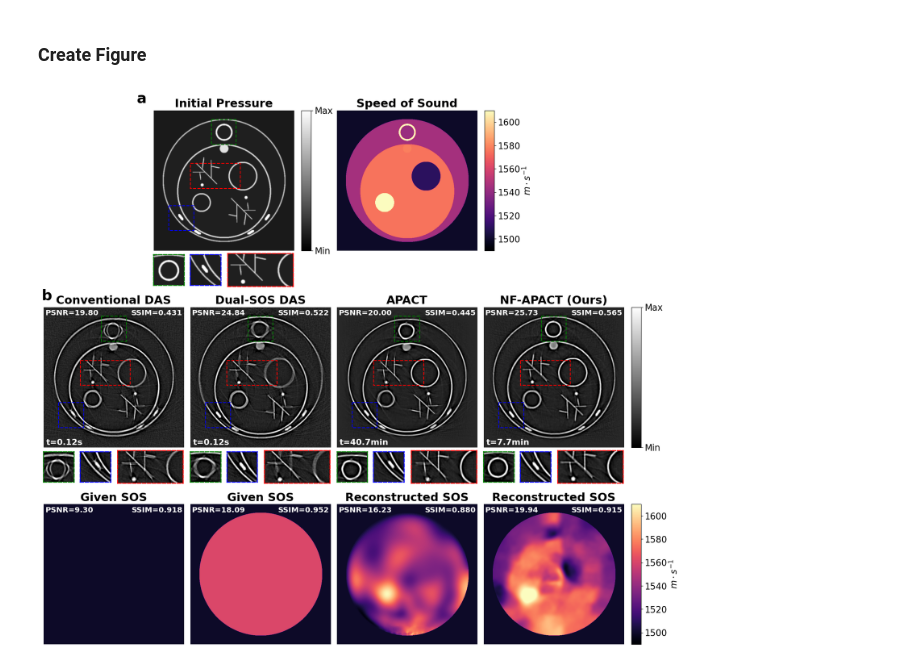
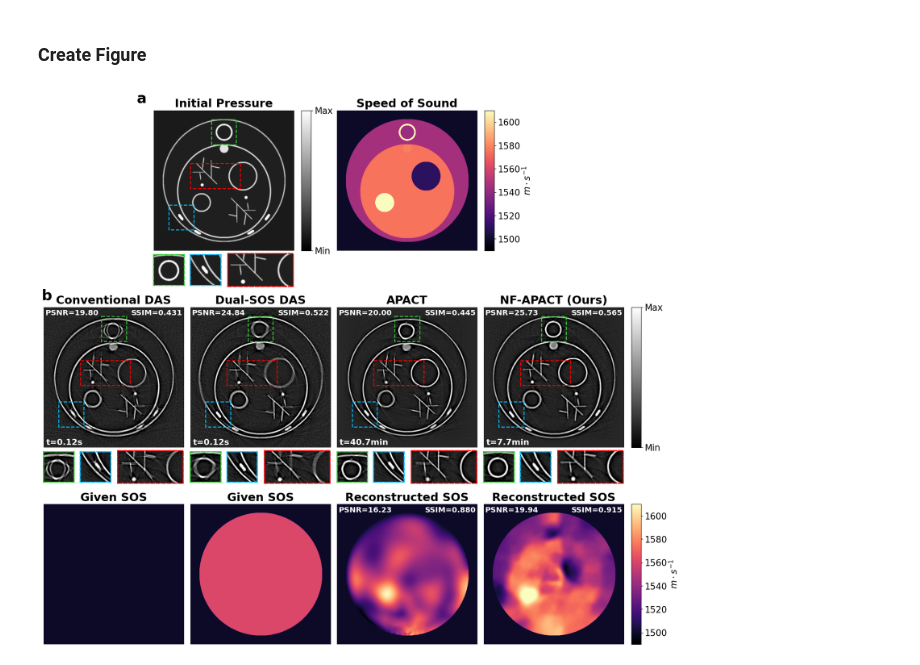
Before and after one commit to Lukeli0425/Coord-SoS-PACT, a Jupyter notebook: figures/figure_simulation.ipynb, the cells around one changed output. Saved outputs shown, nothing was run; the diff lists cells and outputs as text; code cells hidden in the pictures.

```diff
--- a/figures/figure_simulation.ipynb
+++ b/figures/figure_simulation.ipynb
@@ -43,7 +43,7 @@ data_range_SOS = SOS_gt.max() - SOS_gt.min()
 # %% [markdown]
 ### Create Figure
 # %%
-patches = [(36, 230, 100, 100, 'green'), (380, 60, 100, 100,'blue'), (212, 146, 100, 200, 'red')]
+patches = [(36, 230, 100, 100, 'limegreen'), (377, 60, 100, 100,'deepskyblue'), (212, 146, 100, 200, 'red')]
 
 fig = plt.figure(figsize=(20, 18.5))
 gs = GridSpec(30, 16)
@@ -60,7 +60,7 @@ cb = plt.colorbar(cax=cax, norm=norm)
 cb.set_ticks([5, -1])
 cb.set_ticklabels(['Max', 'Min'], fontsize=17)
 for k, (x, y, h, w, color) in enumerate(patches):
-        rect = plt.Rectangle((y, x), w, h, fill=False, edgecolor=color, linewidth=1.6, linestyle='--')
+        rect = plt.Rectangle((y, x), w, h, fill=False, edgecolor=color, linewidth=1.8, linestyle='--')
         ax.add_patch(rect)
         ax2 = plt.subplot(gs[8:10,3+k:3+k+1+(k==2)])
         plt.imshow(IP_gt[x:x+h, y:y+w], cmap='gray', norm=norm)
@@ -68,7 +68,7 @@ for k, (x, y, h, w, color) in enumerate(patches):
         plt.yticks([])
         for loc in ['bottom', 'top', 'left', 'right']:
             ax2.spines[loc].set_color(color)
-            ax2.spines[loc].set_linewidth(1.8)
+            ax2.spines[loc].set_linewidth(2)
             ax2.spines[loc].set_linestyle('--')
 
 ax = plt.subplot(gs[0:8,8:12])
@@ -99,34 +99,34 @@ for idx, (img, method, time, SOS, SOS_title) in enumerate(zip([IP_das, IP_dual_d
         cax = fig.add_axes([ax.get_position().x1+0.01, ax.get_position().y0, 0.013, ax.get_position().height])
         cb = plt.colorbar(cax=cax, norm=norm)
         cb.set_ticks([5, -1])
         cb.set_ticklabels(['Max', 'Min'], fontsize=17)
 
     for k, (x, y, h, w, color) in enumerate(patches):
-        rect = plt.Rectangle((y, x), w, h, fill=False, edgecolor=color, linewidth=1.6, linestyle='--')
+        rect = plt.Rectangle((y, x), w, h, fill=False, edgecolor=color, linewidth=1.8, linestyle='--')
         ax.add_patch(rect)
         ax2 = plt.subplot(gs[19:21,idx*4+k:idx*4+k+1+(k==2)])
         plt.imshow(img[x:x+h, y:y+w], cmap='gray', norm=norm)
         plt.xticks([])
         plt.yticks([])
         for loc in ['bottom', 'top', 'left', 'right']:
             ax2.spines[loc].set_color(color)
-            ax2.spines[loc].set_linewidth(1.8)
+            ax2.spines[loc].set_linewidth(2)
             ax2.spines[loc].set_linestyle('--')
 
     ax = plt.subplot(gs[22:30,idx*4:(idx+1)*4])
     plt.axis('off')
     plt.title(SOS_title, fontsize=22, fontweight='semibold')
     plt.imshow(SOS, cmap='magma', norm=norm_SOS)
-    if idx >= 0:
+    if idx >= 2:
         plt.title('PSNR={:.2f}'.format(psnr(SOS, SOS_gt, data_range=data_range_SOS)), loc='left', x=0.01, y=0.92, fontsize=14.5, fontweight='semibold', color='white')
         plt.title('SSIM={:.3f}'.format(ssim(SOS, SOS_gt, data_range=data_range_SOS)), loc='right', x=0.99, y=0.92, fontsize=14.5, fontweight='semibold', color='white')
     if idx == 3:
         cax = fig.add_axes([ax.get_position().x1+0.01, ax.get_position().y0, 0.013, ax.get_position().height])
         cb = plt.colorbar(cax=cax, norm=norm_SOS)
         cb.set_ticks([1500, 1520, 1540, 1560, 1580, 1600])
         cb.set_ticklabels(['1500', '1520', '1540', '1560', '1580', '1600'], fontsize=17)
         cb.set_label('$m \cdot s^{-1}$', fontsize=17)
 
 plt.savefig('figure_simulation.png', bbox_inches='tight', dpi=256)
 # %% [output]
-[figure, old version]
+[figure, new version]
```
Also changed, not shown: 6 other files.
